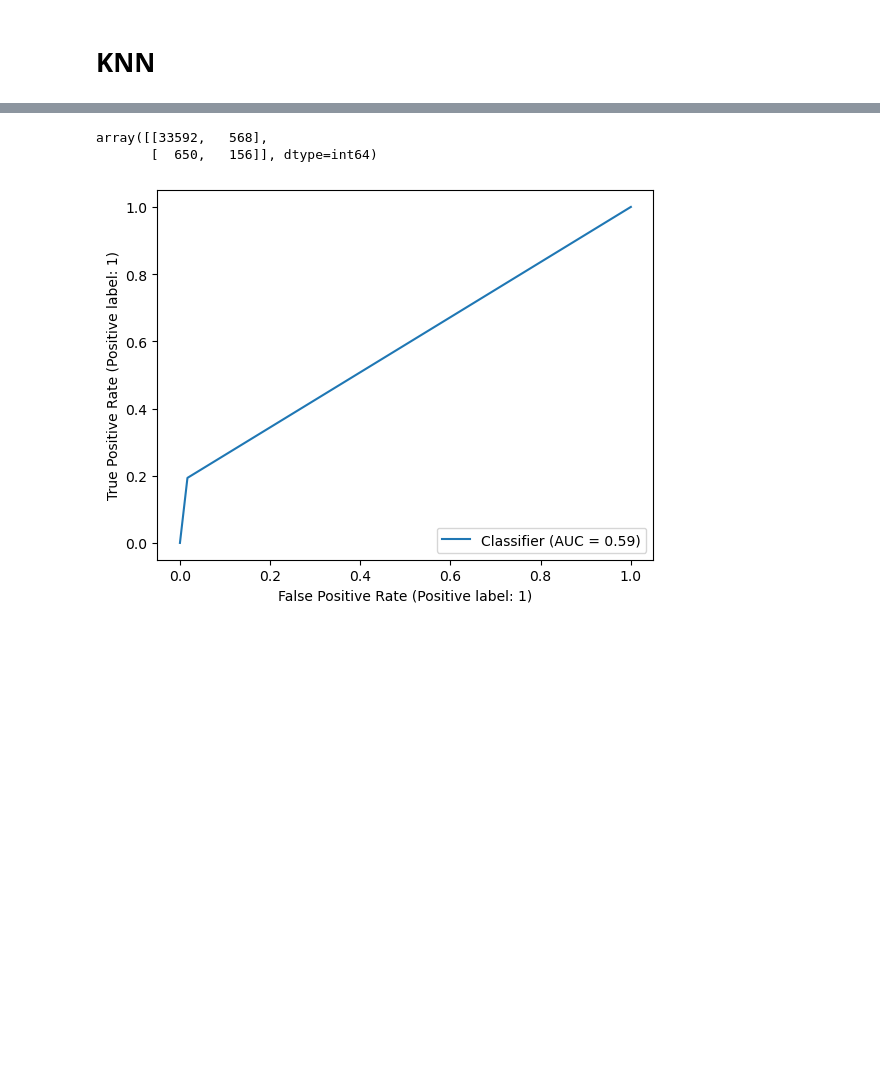
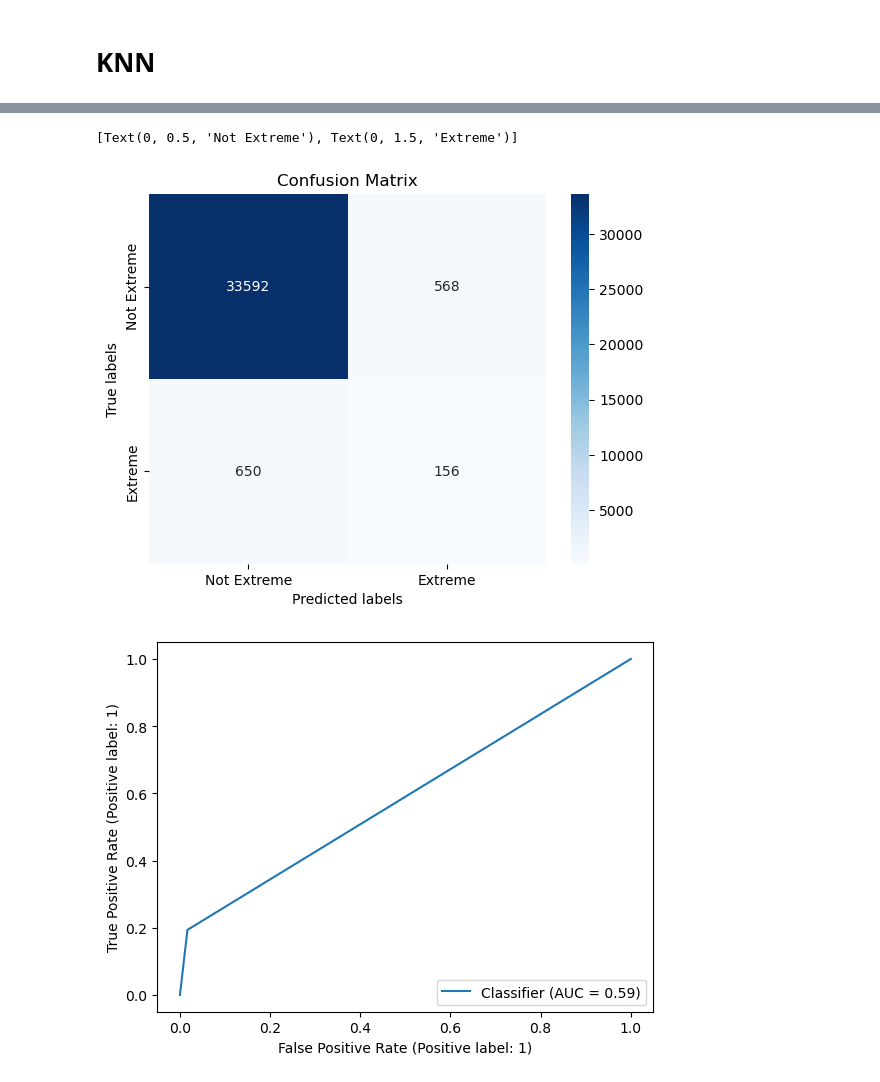
Before and after one commit to Rokkaan5/STAT5010_FinalProject, a Jupyter notebook: code/STAT5600_Final_Project.ipynb, the cells around one changed output, grey strips where cells are left out. Saved outputs shown, nothing was run; the diff lists cells and outputs as text; code cells hidden in the pictures; blank space fills up the shorter version.

Commit message:
add code for pretty confusion matrices

```diff
--- a/code/STAT5600_Final_Project.ipynb
+++ b/code/STAT5600_Final_Project.ipynb
@@ -71,8 +71,19 @@ Wall time: 7min 30s
 # %%
-confusion_matrix(test.loc[:, 'pi_cat'], preds)
+cm = confusion_matrix(test.loc[:, 'pi_cat'], preds)
-# %% [output]
-array([[33592,   568],
-       [  650,   156]], dtype=int64)
+# %%
+ax= plt.subplot()
+sns.heatmap(cm, annot=True, fmt='g', ax=ax, cmap='Blues')
+#annot=True to annotate cells, ftm='g' to disable scientific notation
+
+# labels, title and ticks
+ax.set_xlabel("Predicted labels")
+ax.set_ylabel("True labels")
+ax.set_title("Confusion Matrix")
+ax.xaxis.set_ticklabels(["Not Extreme", "Extreme"])
+ax.yaxis.set_ticklabels(["Not Extreme", "Extreme"])
+# %% [output]
+[Text(0, 0.5, 'Not Extreme'), Text(0, 1.5, 'Extreme')]
+[figure, added]
 # %%
 RocCurveDisplay.from_predictions(test.loc[:, 'pi_cat'], KNN_proba[:,1])
 plt.show()
```
Also changed, not shown: parts of 17 cells of this notebook.
